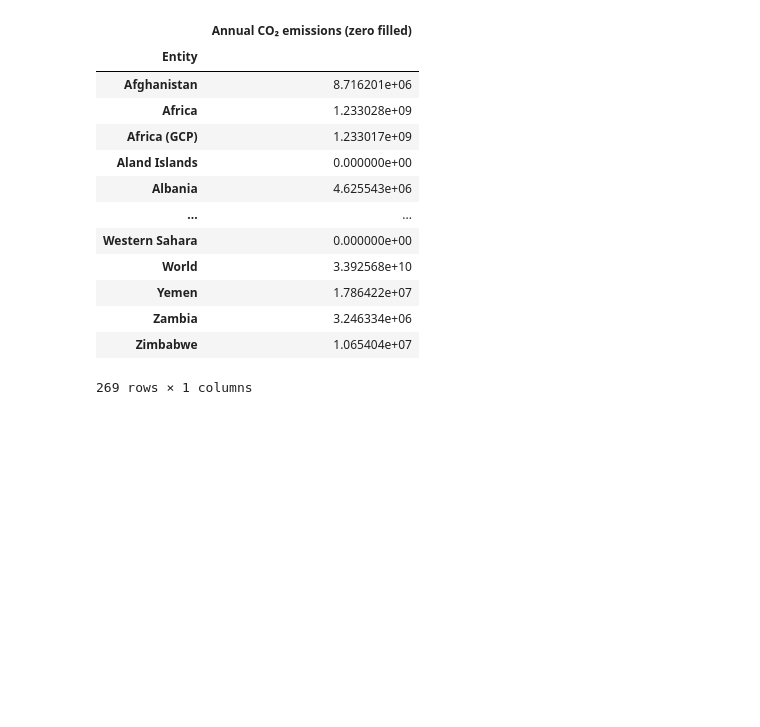
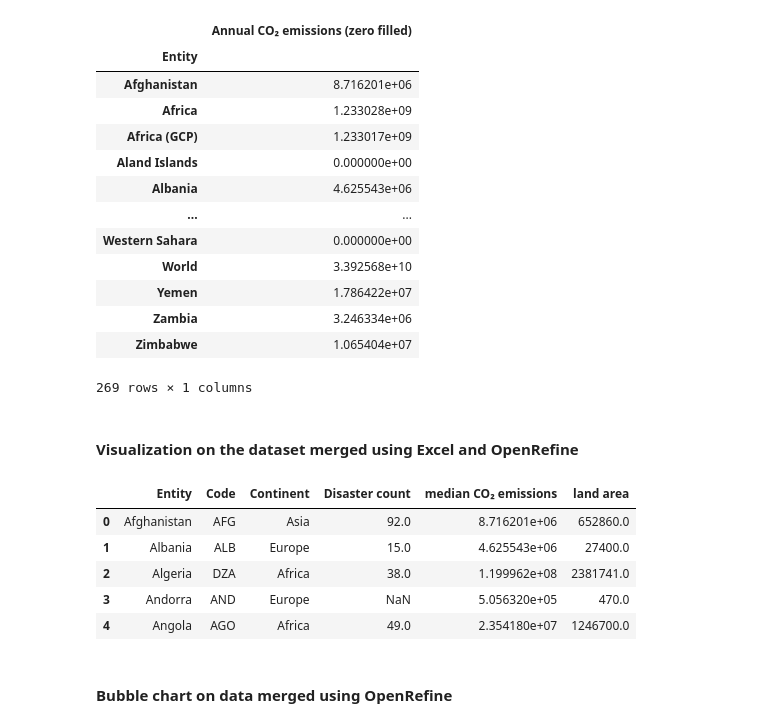
Before and after one commit to NLSanyu/CA682-Data-Visualization, a Jupyter notebook: Emissions vs Disaster Severity.ipynb, the cells around one changed output. Saved outputs shown, nothing was run; the diff lists cells and outputs as text; code cells hidden in the pictures; blank space fills up the shorter version.

```diff
--- a/Emissions vs Disaster Severity.ipynb
+++ b/Emissions vs Disaster Severity.ipynb
@@ -156,0 +149,14 @@ gb.to_csv("annual_co2_median.csv")
+# %% [markdown]
+#### Visualization on the dataset merged using Excel and OpenRefine
+# %%
+df_2 = pd.read_excel("CO2_median_disaster_2000_2021.xlsx")
+df_2.head()
+# %% [output]
+|  | Entity | Code | Continent | Disaster count | median CO₂ emissions | land area |
+| 0 | Afghanistan | AFG | Asia | 92.0 | 8.716201e+06 | 652860.0 |
+| 1 | Albania | ALB | Europe | 15.0 | 4.625543e+06 | 27400.0 |
+| 2 | Algeria | DZA | Africa | 38.0 | 1.199962e+08 | 2381741.0 |
+| 3 | Andorra | AND | Europe | NaN | 5.056320e+05 | 470.0 |
+| 4 | Angola | AGO | Africa | 49.0 | 2.354180e+07 | 1246700.0 |
+# %% [markdown]
+#### Bubble chart on data merged using OpenRefine
```
Also changed, not shown: parts of 19 cells of this notebook, 1 other file.
